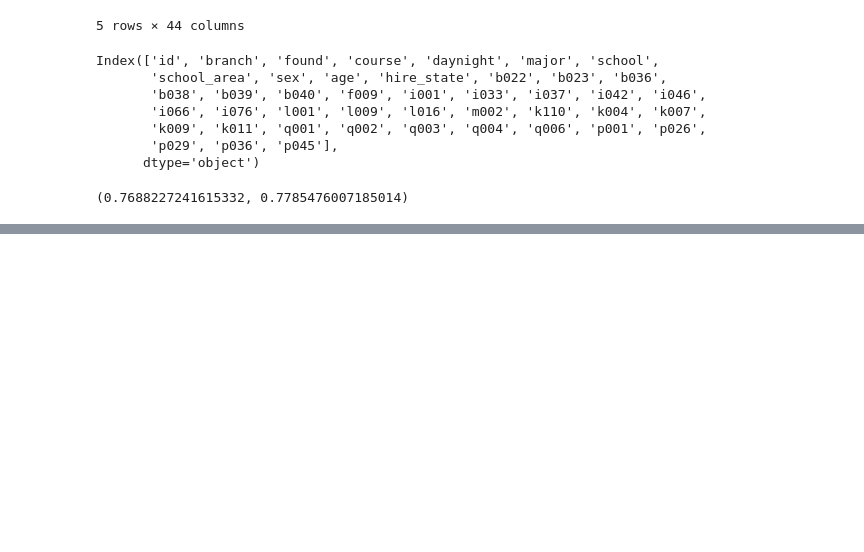
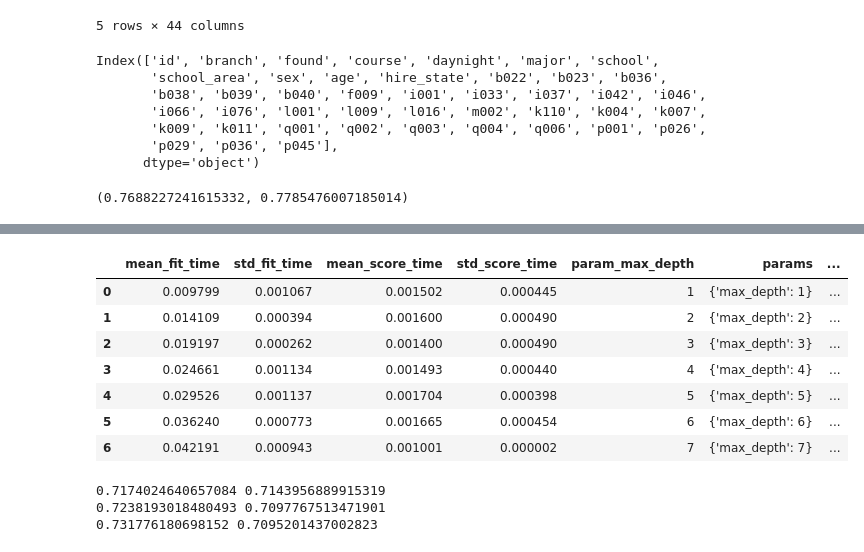
Before and after one commit to Encore-SKN-9/ml_4team, a Jupyter notebook: ml.ipynb, the cells around one changed output, grey strips where cells are left out. Cells and saved outputs as stored; diff of their text form; code cells hidden in the pictures; blank space fills up the shorter version.

```diff
--- a/ml.ipynb
+++ b/ml.ipynb
@@ -53,0 +92,38 @@ plt.show()
+# %%
+# cv stratified 머시기로 해보기
+from sklearn.model_selection import GridSearchCV
+params = {
+    "max_depth": [1,2,3,4,5,6,7]
+}
+gscv_tree = GridSearchCV (dt_clf, params, scoring ='accuracy', cv = 5)
+gscv_tree.fit(X_train, y_train)
+
+pd.DataFrame(gscv_tree.cv_results_)
+# %% [output]
+|  | mean_fit_time | std_fit_time | mean_score_time | std_score_time | param_max_depth | params | ... |
+| 0 | 0.009799 | 0.001067 | 0.001502 | 0.000445 | 1 | {'max_depth': 1} | ... |
+| 1 | 0.014109 | 0.000394 | 0.001600 | 0.000490 | 2 | {'max_depth': 2} | ... |
+| 2 | 0.019197 | 0.000262 | 0.001400 | 0.000490 | 3 | {'max_depth': 3} | ... |
+| 3 | 0.024661 | 0.001134 | 0.001493 | 0.000440 | 4 | {'max_depth': 4} | ... |
+| 4 | 0.029526 | 0.001137 | 0.001704 | 0.000398 | 5 | {'max_depth': 5} | ... |
+| 5 | 0.036240 | 0.000773 | 0.001665 | 0.000454 | 6 | {'max_depth': 6} | ... |
+| 6 | 0.042191 | 0.000943 | 0.001001 | 0.000002 | 7 | {'max_depth': 7} | ... |
+# %%
+dt_clf = DecisionTreeClassifier(random_state=0, max_depth=4)   # max_depth : 가지치기 (최대 깊이 지정)
+dt_clf.fit(X_train, y_train)
+
+print(dt_clf.score(X_train, y_train), dt_clf.score(X_test, y_test))
+
+dt_clf = DecisionTreeClassifier(random_state=0, max_depth=5)   # max_depth : 가지치기 (최대 깊이 지정)
+dt_clf.fit(X_train, y_train)
+
+print(dt_clf.score(X_train, y_train), dt_clf.score(X_test, y_test))
+
+dt_clf = DecisionTreeClassifier(random_state=0, max_depth=6)   # max_depth : 가지치기 (최대 깊이 지정)
+dt_clf.fit(X_train, y_train)
+
+print(dt_clf.score(X_train, y_train), dt_clf.score(X_test, y_test))
+# %% [output]
+0.7174024640657084 0.7143956889915319
+0.7238193018480493 0.7097767513471901
+0.731776180698152 0.7095201437002823
```
Also changed, not shown: parts of 9 cells of this notebook.
